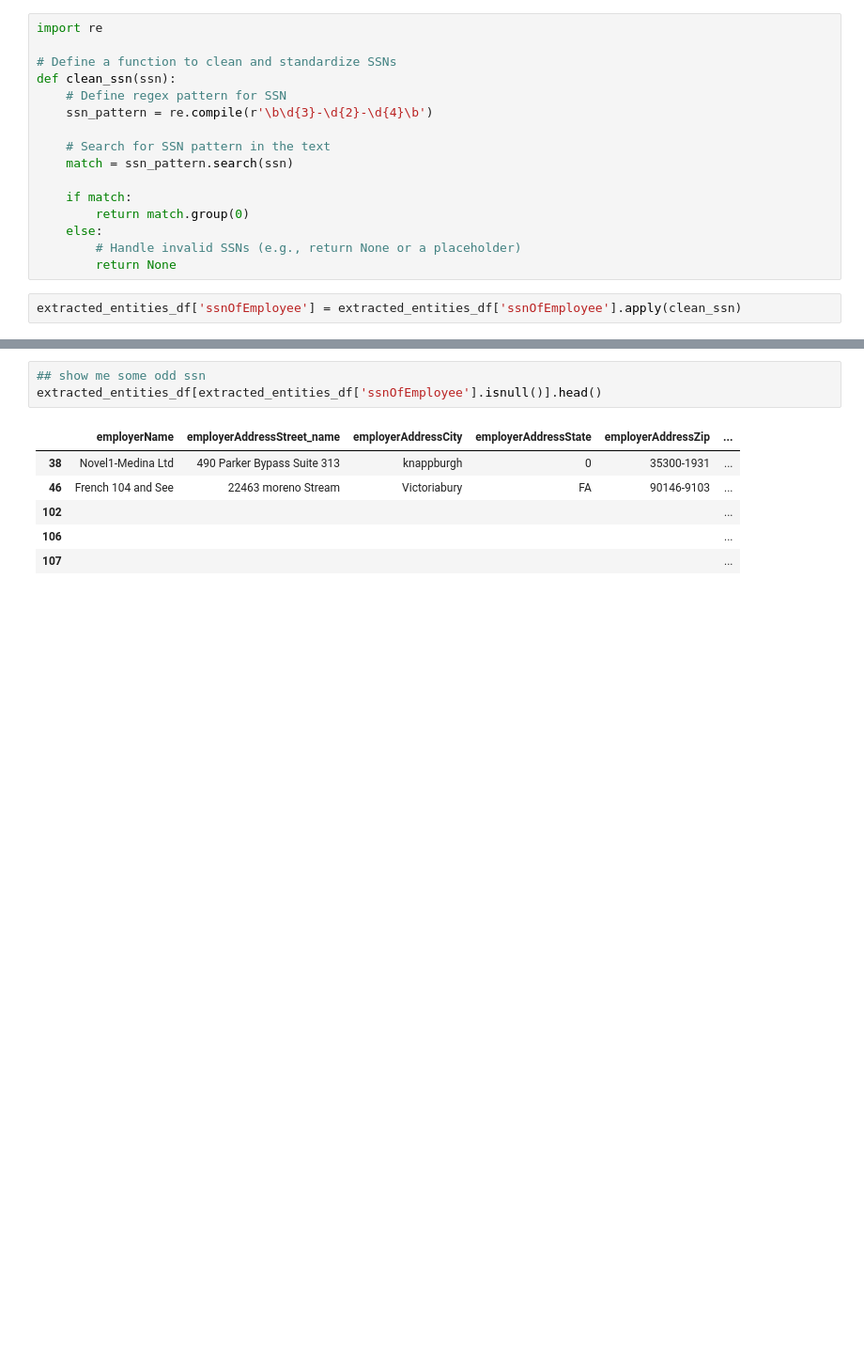
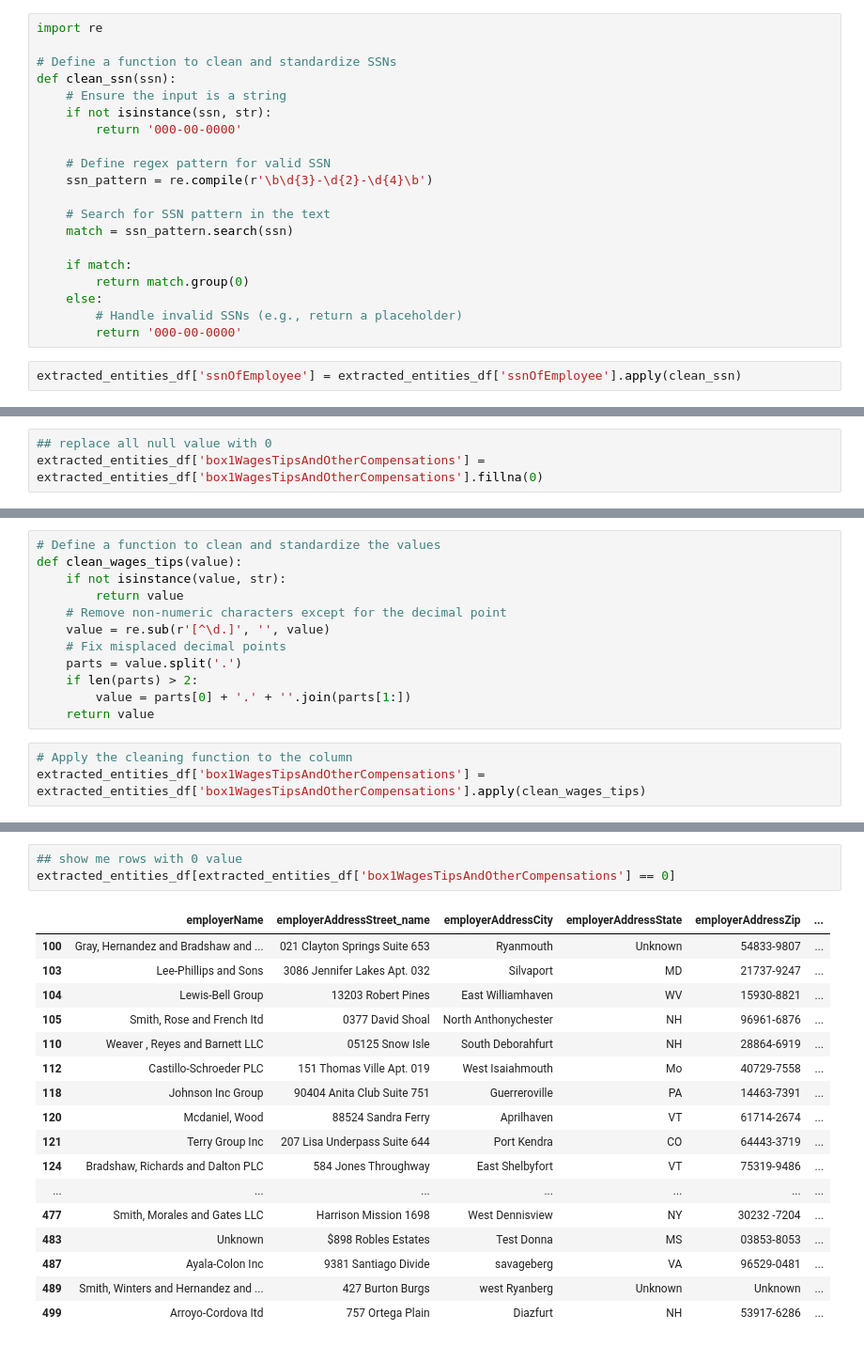
Before and after one commit to shubha987/Data-Task, a Jupyter notebook: casestudy.ipynb, the cells around one changed output, grey strips where cells are left out. Shown at 94% size. Saved outputs shown, nothing was run; the diff lists cells and outputs as text; blank space fills up the shorter version.

Commit message:
clean: the data is cleaned

```diff
--- a/casestudy.ipynb
+++ b/casestudy.ipynb
@@ -555,7 +786,11 @@ import re
 
 # Define a function to clean and standardize SSNs
 def clean_ssn(ssn):
-    # Define regex pattern for SSN
+    # Ensure the input is a string
+    if not isinstance(ssn, str):
+        return '000-00-0000'
+
+    # Define regex pattern for valid SSN
     ssn_pattern = re.compile(r'\b\d{3}-\d{2}-\d{4}\b')
 
     # Search for SSN pattern in the text
@@ -564,7 +799,7 @@ def clean_ssn(ssn):
     if match:
         return match.group(0)
     else:
-        # Handle invalid SSNs (e.g., return None or a placeholder)
-        return None
+        # Handle invalid SSNs (e.g., return a placeholder)
+        return '000-00-0000'
 # %%
 extracted_entities_df['ssnOfEmployee'] = extracted_entities_df['ssnOfEmployee'].apply(clean_ssn)
@@ -570,0 +854,3 @@ extracted_entities_df['ssnOfEmployee'] = extracted_entities_df['ssnOfEmployee'].
+# %%
+## replace all null value with 0
+extracted_entities_df['box1WagesTipsAndOtherCompensations'] = extracted_entities_df['box1WagesTipsAndOtherCompensations'].fillna(0)
@@ -570,0 +882,15 @@ extracted_entities_df['ssnOfEmployee'] = extracted_entities_df['ssnOfEmployee'].
+# %%
+# Define a function to clean and standardize the values
+def clean_wages_tips(value):
+    if not isinstance(value, str):
+        return value
+    # Remove non-numeric characters except for the decimal point
+    value = re.sub(r'[^\d.]', '', value)
+    # Fix misplaced decimal points
+    parts = value.split('.')
+    if len(parts) > 2:
+        value = parts[0] + '.' + ''.join(parts[1:])
+    return value
+# %%
+# Apply the cleaning function to the column
+extracted_entities_df['box1WagesTipsAndOtherCompensations'] = extracted_entities_df['box1WagesTipsAndOtherCompensations'].apply(clean_wages_tips)
@@ -571,10 +917,21 @@ extracted_entities_df['ssnOfEmployee'] = extracted_entities_df['ssnOfEmployee'].
 # %%
-## show me some odd ssn
-extracted_entities_df[extracted_entities_df['ssnOfEmployee'].isnull()].head()
+## show me rows with 0 value
+extracted_entities_df[extracted_entities_df['box1WagesTipsAndOtherCompensations'] == 0]
 # %% [output]
 |  | employerName | employerAddressStreet_name | employerAddressCity | employerAddressState | employerAddressZip | ... |
-| 38 | Novel1-Medina Ltd | 490 Parker Bypass Suite 313 | knappburgh | 0 | 35300-1931 | ... |
-| 46 | French 104 and See | 22463 moreno Stream | Victoriabury | FA | 90146-9103 | ... |
-| 102 |  |  |  |  |  | ... |
-| 106 |  |  |  |  |  | ... |
-| 107 |  |  |  |  |  | ... |
+| 100 | Gray, Hernandez and Bradshaw and ... | 021 Clayton Springs Suite 653 | Ryanmouth | Unknown | 54833-9807 | ... |
+| 103 | Lee-Phillips and Sons | 3086 Jennifer Lakes Apt. 032 | Silvaport | MD | 21737-9247 | ... |
+| 104 | Lewis-Bell Group | 13203 Robert Pines | East Williamhaven | WV | 15930-8821 | ... |
+| 105 | Smith, Rose and French Itd | 0377 David Shoal | North Anthonychester | NH | 96961-6876 | ... |
+| 110 | Weaver , Reyes and Barnett LLC | 05125 Snow Isle | South Deborahfurt | NH | 28864-6919 | ... |
+| 112 | Castillo-Schroeder PLC | 151 Thomas Ville Apt. 019 | West Isaiahmouth | Mo | 40729-7558 | ... |
+| 118 | Johnson Inc Group | 90404 Anita Club Suite 751 | Guerreroville | PA | 14463-7391 | ... |
+| 120 | Mcdaniel, Wood | 88524 Sandra Ferry | Aprilhaven | VT | 61714-2674 | ... |
+| 121 | Terry Group Inc | 207 Lisa Underpass Suite 644 | Port Kendra | CO | 64443-3719 | ... |
+| 124 | Bradshaw, Richards and Dalton PLC | 584 Jones Throughway | East Shelbyfort | VT | 75319-9486 | ... |
+| ... | ... | ... | ... | ... | ... | ... |
+| 477 | Smith, Morales and Gates LLC | Harrison Mission 1698 | West Dennisview | NY | 30232 -7204 | ... |
+| 483 | Unknown | $898 Robles Estates | Test Donna | MS | 03853-8053 | ... |
+| 487 | Ayala-Colon Inc | 9381 Santiago Divide | savageberg | VA | 96529-0481 | ... |
+| 489 | Smith, Winters and Hernandez and ... | 427 Burton Burgs | west Ryanberg | Unknown | Unknown | ... |
+| 499 | Arroyo-Cordova Itd | 757 Ortega Plain | Diazfurt | NH | 53917-6286 | ... |
```
Also changed, not shown: parts of 113 cells of this notebook, 1 other file.
